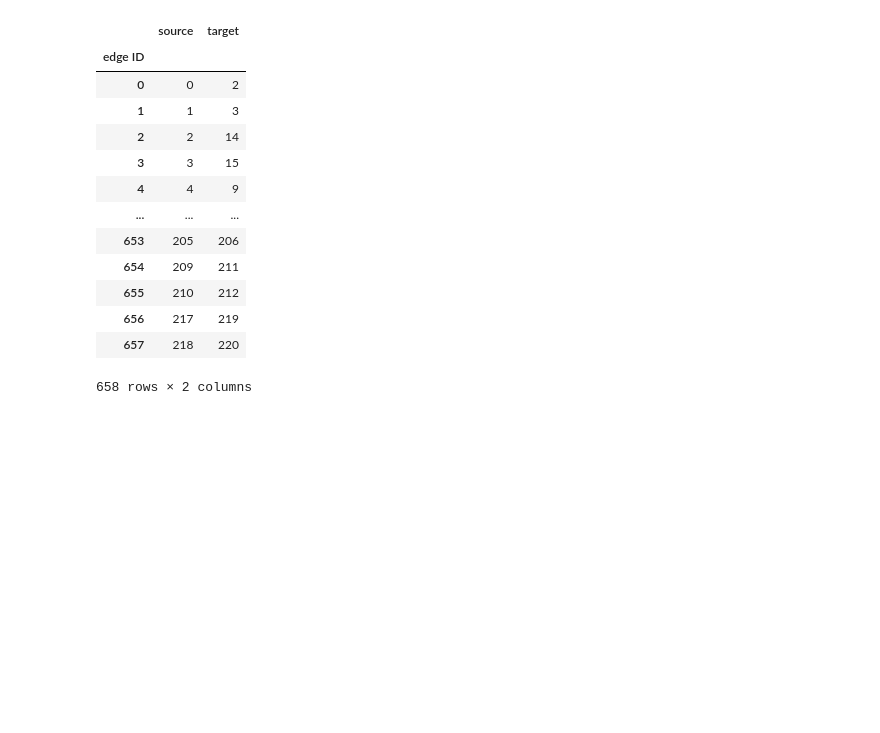
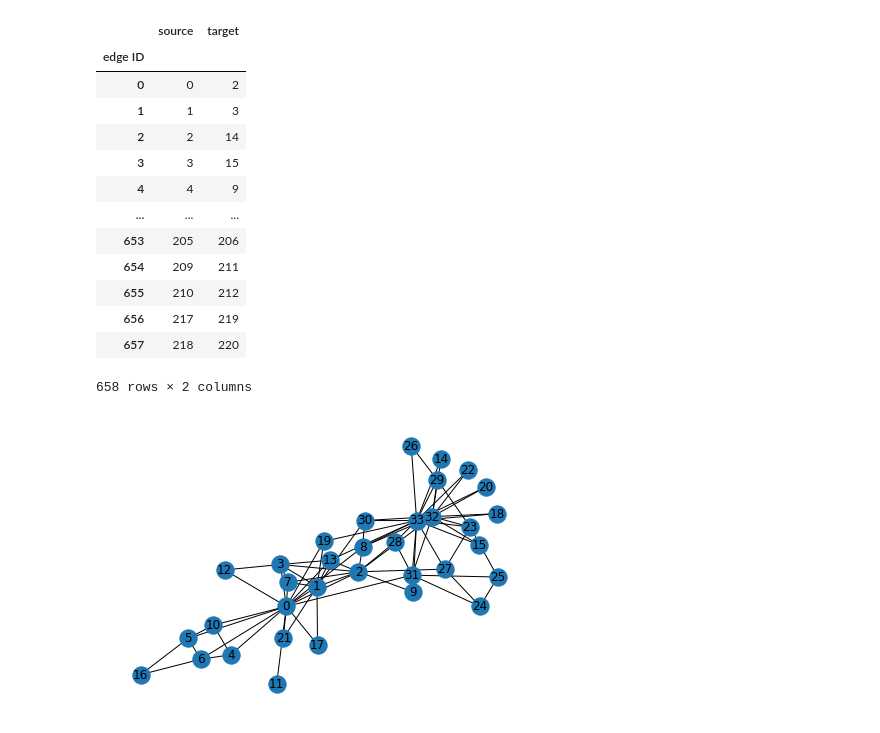
Before and after one commit to kentechx/NIMS, a Jupyter notebook: analysis_py.ipynb, the cells around one changed output. Saved outputs shown, nothing was run; the diff lists cells and outputs as text; code cells hidden in the pictures; blank space fills up the shorter version.

```diff
--- a/analysis_py.ipynb
+++ b/analysis_py.ipynb
@@ -266,0 +269,11 @@ sub_g.write('a.lgl')
+# %%
+import matplotlib.pyplot as plt
+
+%matplotlib inline
+# load the graph
+G = nx.karate_club_graph()
+
+# visualize the graph
+nx.draw(G, with_labels = True)
+# %% [output]
+[figure, added]
```
Also changed, not shown: parts of 1 cell of this notebook, 11 other files.
